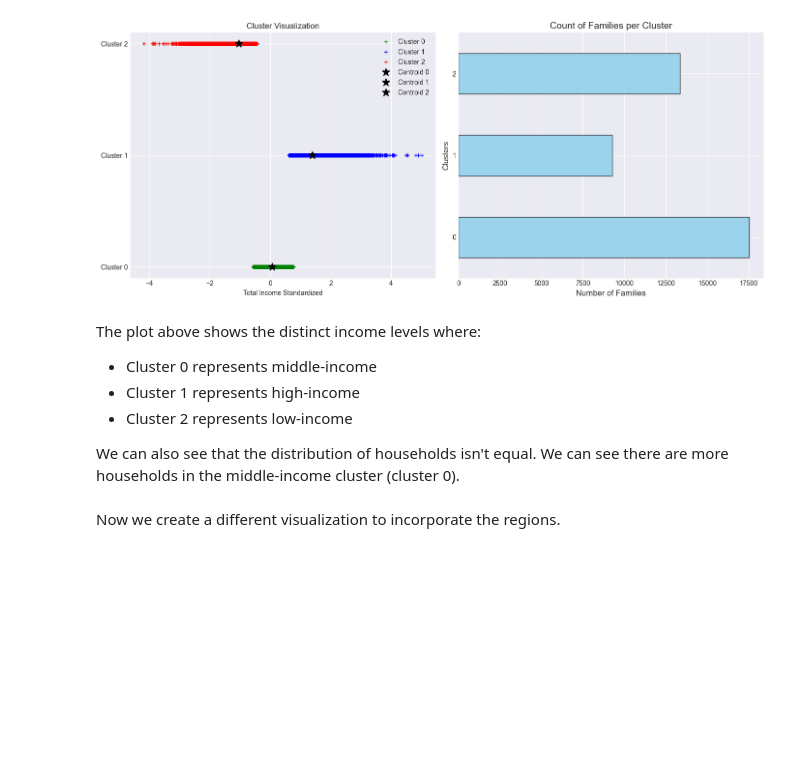
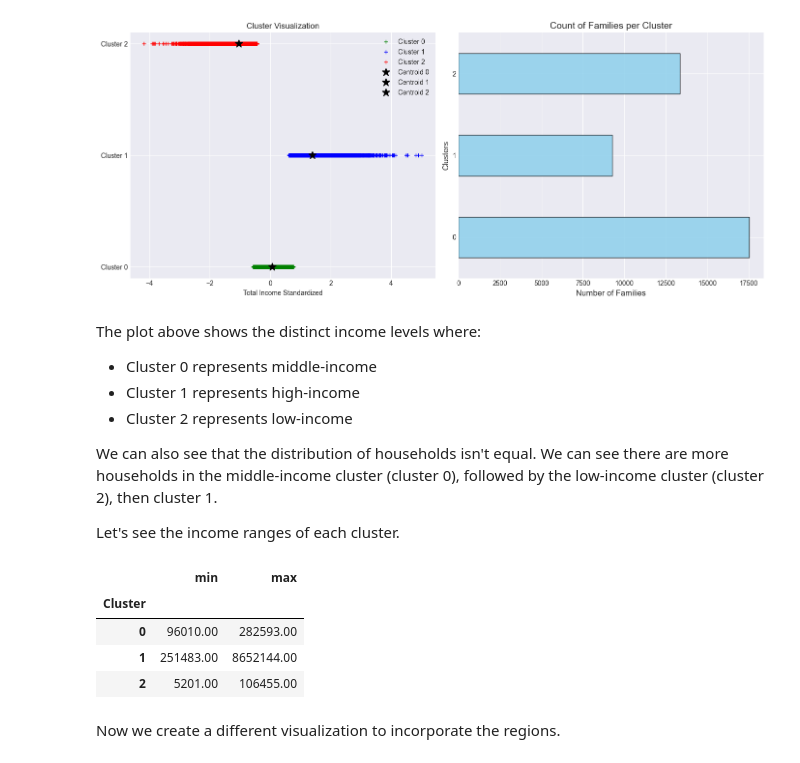
Before and after one commit to definitelyliz/CSMODEL-Phase-1, a Jupyter notebook: CSMODEL Phase 1.ipynb, the cells around one changed output. Drawn from its saved outputs; the diff is of its cells as text; code cells hidden in the pictures; blank space fills up the shorter version.

```diff
--- a/CSMODEL Phase 1.ipynb
+++ b/CSMODEL Phase 1.ipynb
@@ -1195,7 +1200,25 @@ The plot above shows the distinct income levels where:
 - Cluster 1 represents high-income
 - Cluster 2 represents low-income
 
-We can also see that the distribution of households isn't equal. We can see there are more households in the middle-income cluster (cluster 0).
+We can also see that the distribution of households isn't equal. We can see there are more households in the middle-income cluster (cluster 0), followed by the low-income cluster (cluster 2), then cluster 1.
+
+Let's see the income ranges of each cluster.
+# %%
+# Inverse transform the 'Total Income Standardized' back to the original scale
+kmeans_df['Total Income Original'] = scaler.inverse_transform(kmeans_df[['Total Income Standardized']])
+
+# Undo the log transformation (np.log1p) to get back to the original income scale
+kmeans_df['Total Income Original'] = np.expm1(kmeans_df['Total Income Original'])
+
+income_ranges_original = kmeans_df.groupby('Cluster')['Total Income Original'].agg(['min', 'max'])
+
+income_ranges_original
+# %% [output]
+|  | min | max |
+| Cluster |  |  |
+| 0 | 96010.00 | 282593.00 |
+| 1 | 251483.00 | 8652144.00 |
+| 2 | 5201.00 | 106455.00 |
 # %% [markdown]
 Now we create a different visualization to incorporate the regions.
 # %%
```
Also changed, not shown: parts of 25 cells of this notebook, 1 other file.
